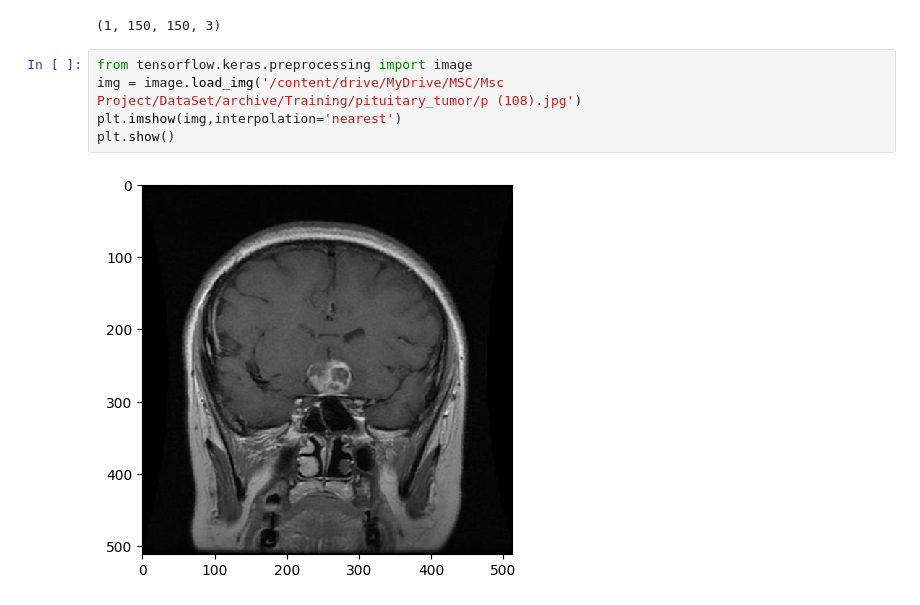
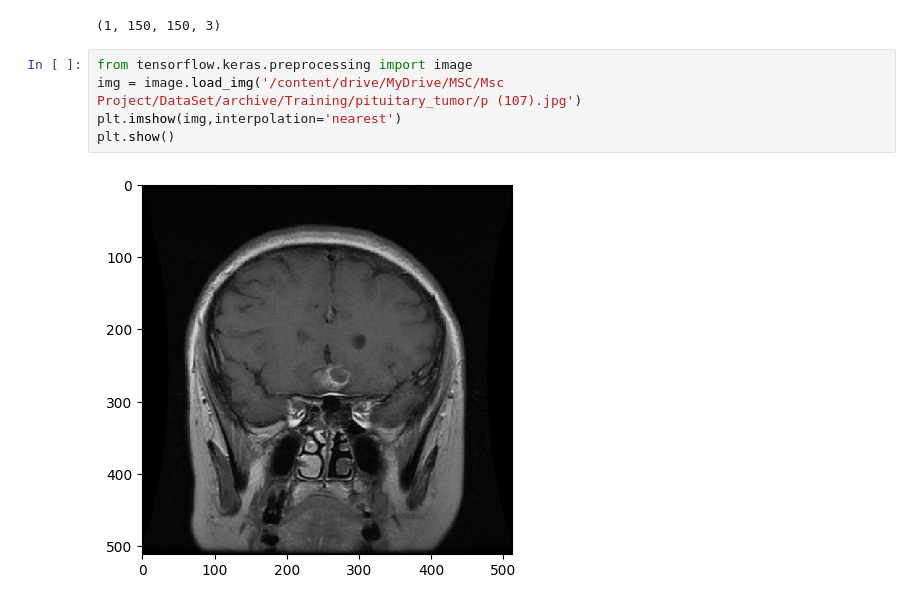
Before and after one commit to bhashithadeshara/Brain-tumor-Identification-System, a Jupyter notebook: BrainTumorCNNModel_withAug_v2.ipynb, the cells around one changed output. Drawn from its saved outputs; the diff is of its cells as text.

```diff
--- a/BrainTumorCNNModel_withAug_v2.ipynb
+++ b/BrainTumorCNNModel_withAug_v2.ipynb
@@ -226,11 +226,11 @@ img_array.shape
 (1, 150, 150, 3)
 # %%
 from tensorflow.keras.preprocessing import image
-img = image.load_img('/content/drive/MyDrive/MSC/Msc Project/DataSet/archive/Training/pituitary_tumor/p (108).jpg')
+img = image.load_img('/content/drive/MyDrive/MSC/Msc Project/DataSet/archive/Training/pituitary_tumor/p (107).jpg')
 plt.imshow(img,interpolation='nearest')
 plt.show()
 # %% [output]
-[figure, old version]
+[figure, new version]
 # %%
 a=model.predict(img_array)
 indices = a.argmax()
```
Also changed, not shown: parts of 8 cells of this notebook.
